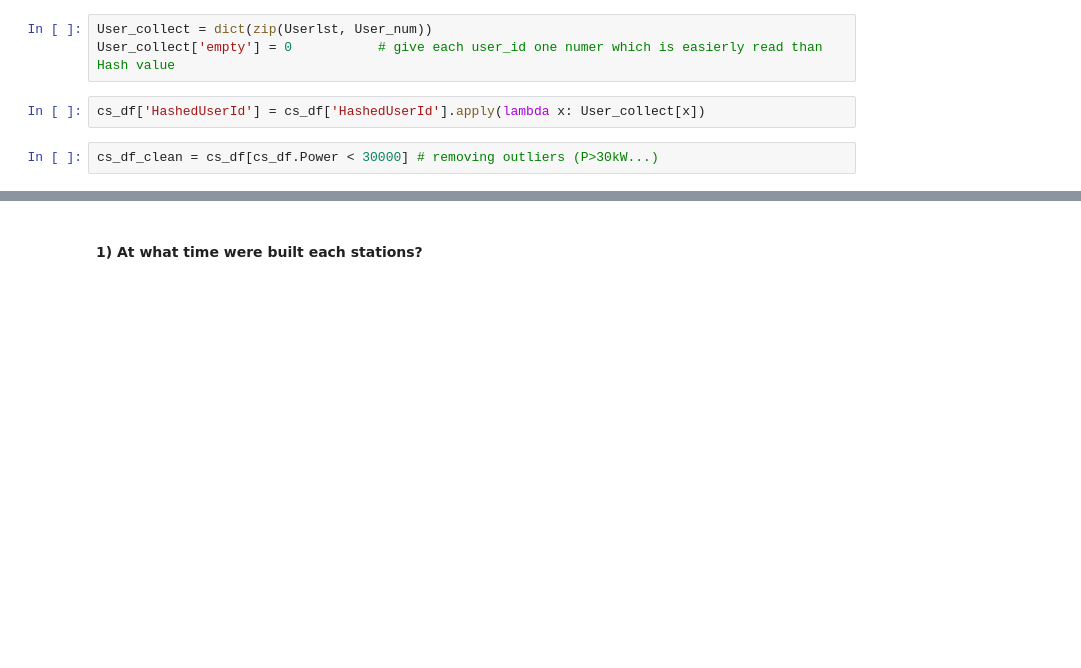
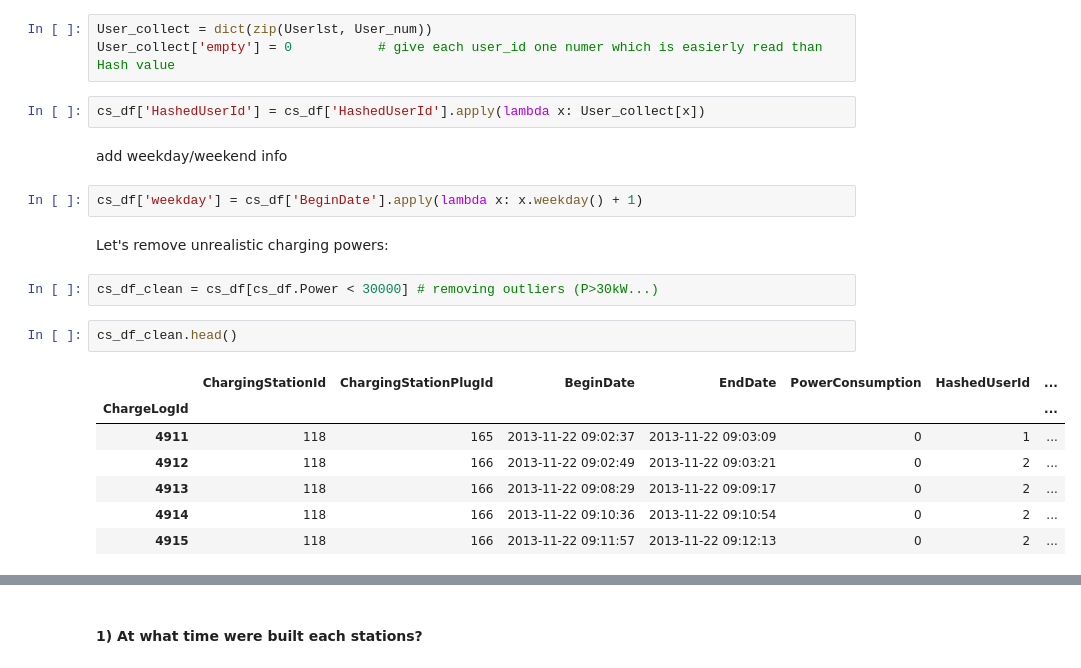
Before and after one commit to AdrienLegrain/CS_greenMotion, a Jupyter notebook: CS_greenMotion.ipynb, the cells around one changed output, grey strips where cells are left out. Cells and saved outputs as stored; diff of their text form; blank space fills up the shorter version.

```diff
--- a/CS_greenMotion.ipynb
+++ b/CS_greenMotion.ipynb
@@ -60,5 +77,21 @@ User_collect = dict(zip(Userlst, User_num))
 User_collect['empty'] = 0           # give each user_id one numer which is easierly read than Hash value
 # %%
 cs_df['HashedUserId'] = cs_df['HashedUserId'].apply(lambda x: User_collect[x])
+# %% [markdown]
+add weekday/weekend info
+# %%
+cs_df['weekday'] = cs_df['BeginDate'].apply(lambda x: x.weekday() + 1)
+# %% [markdown]
+Let's remove unrealistic charging powers:
 # %%
 cs_df_clean = cs_df[cs_df.Power < 30000] # removing outliers (P>30kW...)
+# %%
+cs_df_clean.head()
+# %% [output]
+|  | ChargingStationId | ChargingStationPlugId | BeginDate | EndDate | PowerConsumption | HashedUserId | ... |
+| ChargeLogId |  |  |  |  |  |  | ... |
+| 4911 | 118 | 165 | 2013-11-22 09:02:37 | 2013-11-22 09:03:09 | 0 | 1 | ... |
+| 4912 | 118 | 166 | 2013-11-22 09:02:49 | 2013-11-22 09:03:21 | 0 | 2 | ... |
+| 4913 | 118 | 166 | 2013-11-22 09:08:29 | 2013-11-22 09:09:17 | 0 | 2 | ... |
+| 4914 | 118 | 166 | 2013-11-22 09:10:36 | 2013-11-22 09:10:54 | 0 | 2 | ... |
+| 4915 | 118 | 166 | 2013-11-22 09:11:57 | 2013-11-22 09:12:13 | 0 | 2 | ... |
```
Also changed, not shown: parts of 17 cells of this notebook.
